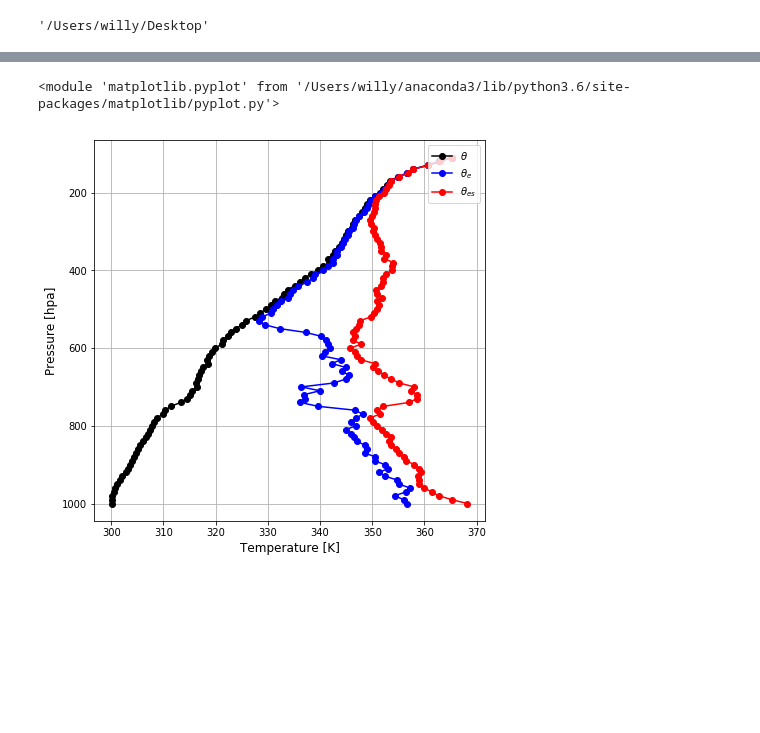
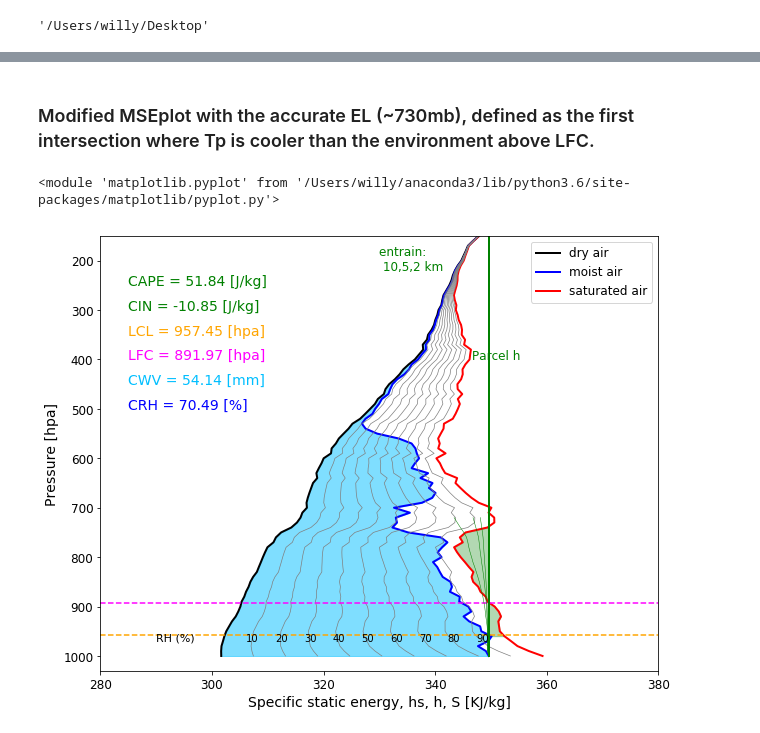
Before and after one commit to weiming9115/Working-Space, a Jupyter notebook: MSEplot_test.ipynb, the cells around one changed output, grey strips where cells are left out. Drawn from its saved outputs; the diff is of its cells as text; code cells hidden in the pictures; blank space fills up the shorter version.

Commit message:
modified EL calculation in metpy

```diff
--- a/MSEplot_test.ipynb
+++ b/MSEplot_test.ipynb
@@ -5,0 +13,28 @@ import scipy.io
+# %%
+def el(pressure, temperature, dewpt, parcel_temperature_profile=None):
+
+    # Default to surface parcel if no profile or starting pressure level is given
+    if parcel_temperature_profile is None:
+        new_stuff = mpcalc.parcel_profile_with_lcl(pressure, temperature, dewpt)
+        pressure, temperature, _, parcel_temperature_profile = new_stuff
+        temperature = temperature.to('degC')
+        parcel_temperature_profile = parcel_temperature_profile.to('degC')
+
+    # If the top of the sounding parcel is warmer than the environment, there is no EL
+    if parcel_temperature_profile[-1] > temperature[-1]:
+        return np.nan * pressure.units, np.nan * temperature.units
+
+    # Otherwise the last intersection (as long as there is one) is the EL
+    x, y = mpcalc.find_intersections(pressure[1:], parcel_temperature_profile[1:], temperature[1:])
+    if len(x) > 0:
+    ##################  modified section #############
+#       return x[-1], y[-1]  # original el, find the last interestciton (X)
+
+        lfc = mpcalc.lfc(pressure, temperature, dewpt, parcel_temperature_profile)[0]
+        el_idx = np.where(x < lfc)[0][0] # find the first intersection above LFC where Tp becomes cooler than Tenv (O)
+        return x[el_idx], y[el_idx]
+    ##################################################
+
+
+    else:
+        return np.nan * pressure.units, np.nan * temperature.units
@@ -32,5 +211,7 @@ mpt.msed_plots(pp,tcd1,qcd2)
+# %% [markdown]
+### Modified MSEplot with the accurate EL (~730mb),  defined as the first intersection where Tp is cooler than the environment above LFC.
 # %%
-mpt.theta_plots(pp,tcd1,qcd2)
+msed_plots(pp,tcd1,qcd2) # msed_plot with modified EL
 # %% [output]
 <module 'matplotlib.pyplot' from '/Users/willy/anaconda3/lib/python3.6/site-packages/matplotlib/pyplot.py'>
-[figure, old version]
+[figure, new version]
```
Also changed, not shown: parts of 8 cells of this notebook.
